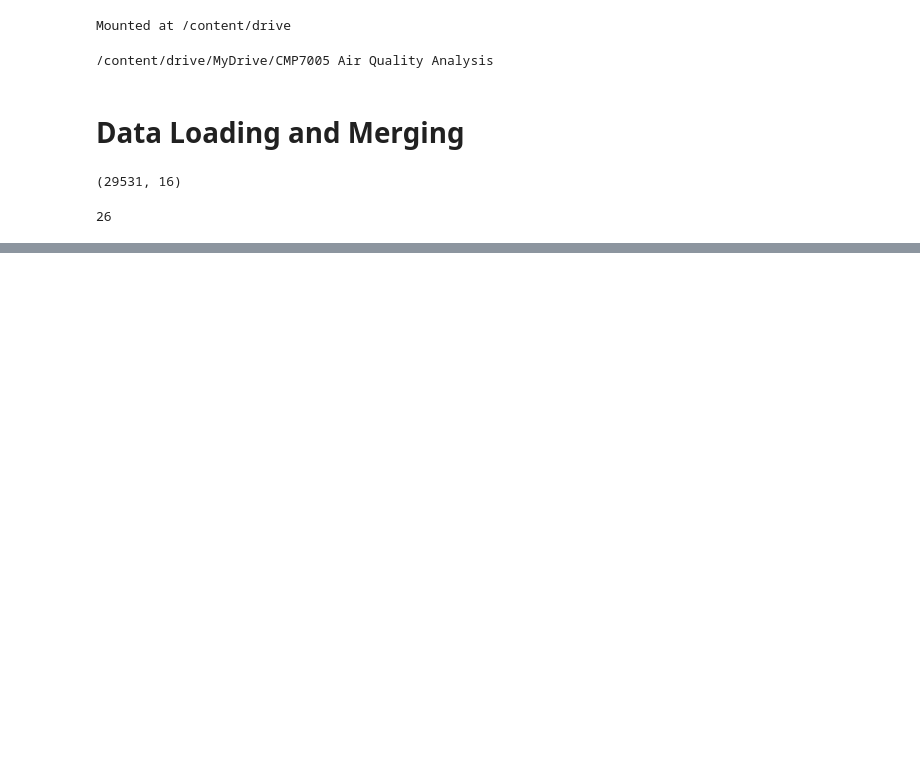
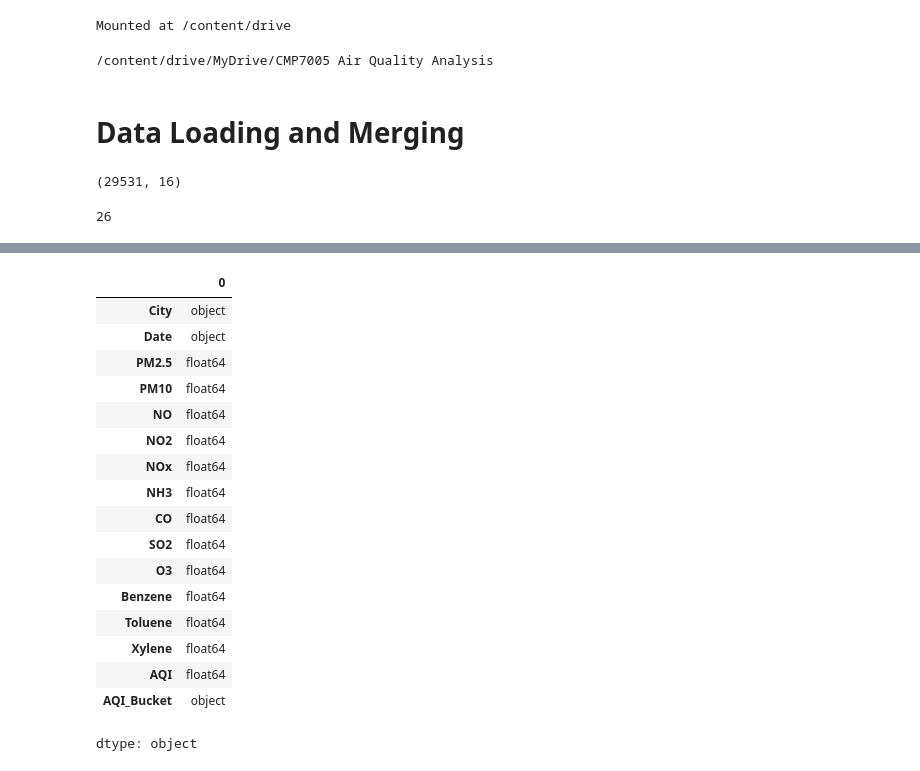
Before and after one commit to nidarshan98/air-quality-prediction-system, a Jupyter notebook: air_quality_analysis.ipynb, the cells around one changed output, grey strips where cells are left out. Saved outputs shown, nothing was run; the diff lists cells and outputs as text; code cells hidden in the pictures; blank space fills up the shorter version.

```diff
--- a/air_quality_analysis.ipynb
+++ b/air_quality_analysis.ipynb
@@ -75,0 +108,22 @@ combined_data['City'].nunique()
+# %%
+# Data types of each column
+combined_data.dtypes
+# %% [output]
+|  | 0 |
+| City | object |
+| Date | object |
+| PM2.5 | float64 |
+| PM10 | float64 |
+| NO | float64 |
+| NO2 | float64 |
+| NOx | float64 |
+| NH3 | float64 |
+| CO | float64 |
+| SO2 | float64 |
+| O3 | float64 |
+| Benzene | float64 |
+| Toluene | float64 |
+| Xylene | float64 |
+| AQI | float64 |
+| AQI_Bucket | object |
+dtype: object
```
Also changed, not shown: parts of 6 cells of this notebook.
